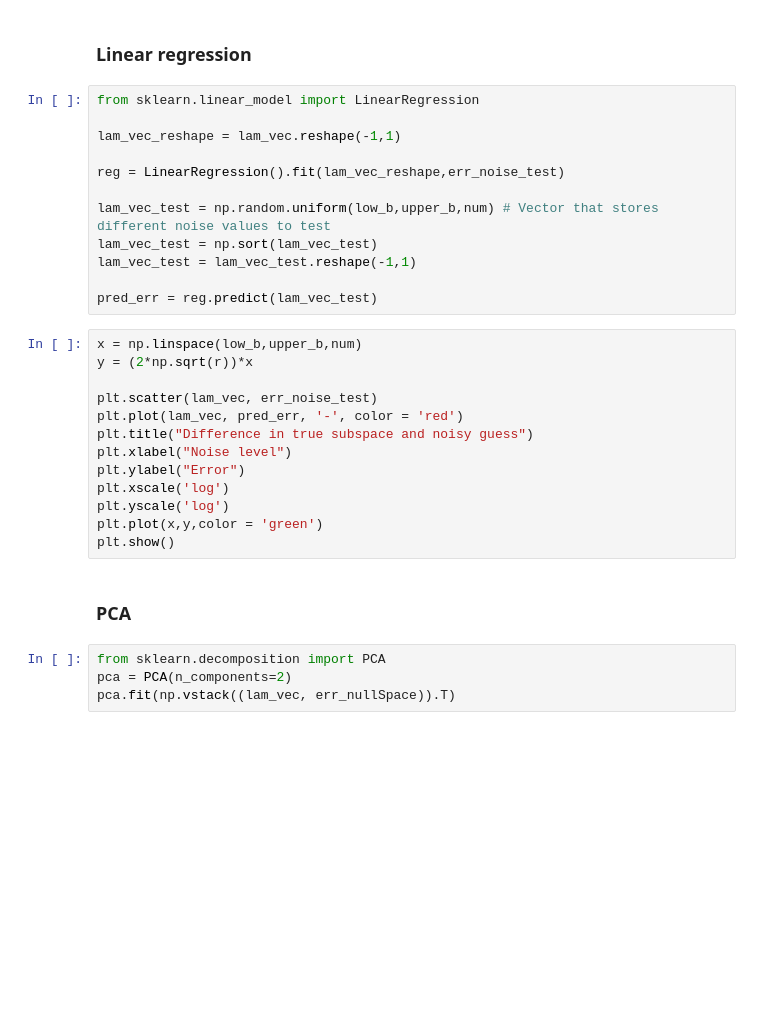
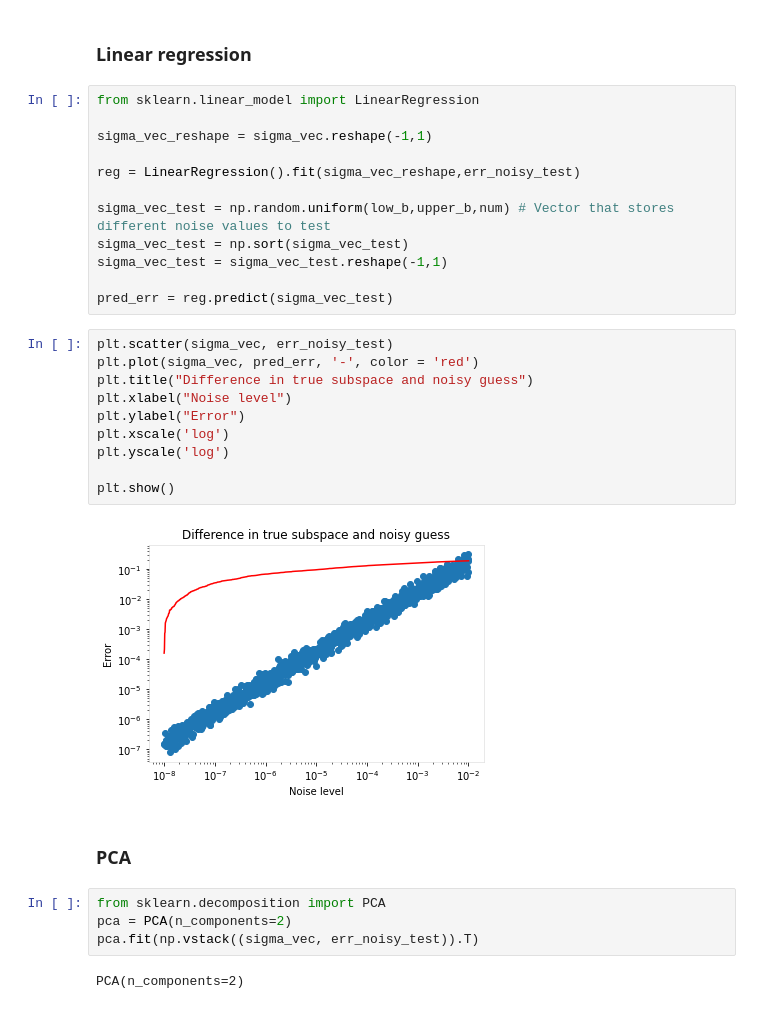
Before and after one commit to ksrivastava1/identifying-subspaces, a Jupyter notebook: subspace-experiment.ipynb, the cells around one changed output. Cells and saved outputs as stored; diff of their text form; blank space fills up the shorter version.

```diff
--- a/subspace-experiment.ipynb
+++ b/subspace-experiment.ipynb
@@ -1011,33 +1011,34 @@ plt.show()
 # %%
 from sklearn.linear_model import LinearRegression
 
-lam_vec_reshape = lam_vec.reshape(-1,1)
+sigma_vec_reshape = sigma_vec.reshape(-1,1)
 
-reg = LinearRegression().fit(lam_vec_reshape,err_noise_test)
+reg = LinearRegression().fit(sigma_vec_reshape,err_noisy_test)
 
-lam_vec_test = np.random.uniform(low_b,upper_b,num) # Vector that stores different noise values to test
-lam_vec_test = np.sort(lam_vec_test)
-lam_vec_test = lam_vec_test.reshape(-1,1)
+sigma_vec_test = np.random.uniform(low_b,upper_b,num) # Vector that stores different noise values to test
+sigma_vec_test = np.sort(sigma_vec_test)
+sigma_vec_test = sigma_vec_test.reshape(-1,1)
 
-pred_err = reg.predict(lam_vec_test)
+pred_err = reg.predict(sigma_vec_test)
 # %%
-x = np.linspace(low_b,upper_b,num)
-y = (2*np.sqrt(r))*x
-
-plt.scatter(lam_vec, err_noise_test)
-plt.plot(lam_vec, pred_err, '-', color = 'red')
+plt.scatter(sigma_vec, err_noisy_test)
+plt.plot(sigma_vec, pred_err, '-', color = 'red')
 plt.title("Difference in true subspace and noisy guess")
 plt.xlabel("Noise level")
 plt.ylabel("Error")
 plt.xscale('log')
 plt.yscale('log')
-plt.plot(x,y,color = 'green')
+
 plt.show()
+# %% [output]
+[figure, added]
 # %% [markdown]
 ### PCA
 # %%
 from sklearn.decomposition import PCA
 pca = PCA(n_components=2)
-pca.fit(np.vstack((lam_vec, err_nullSpace)).T)
+pca.fit(np.vstack((sigma_vec, err_noisy_test)).T)
+# %% [output]
+PCA(n_components=2)
 # %%
 pca.components_
```
Also changed, not shown: parts of 7 cells of this notebook.
